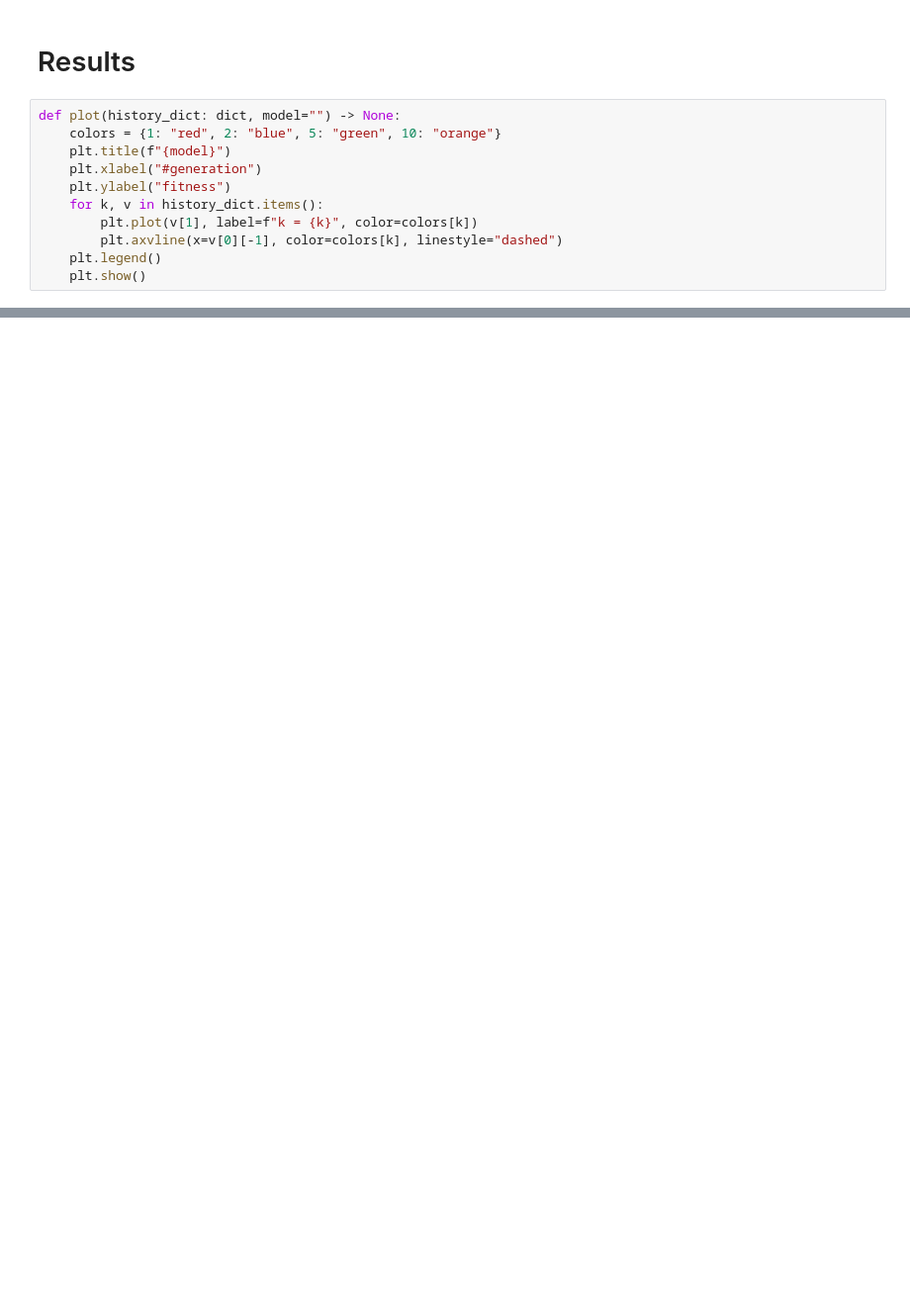
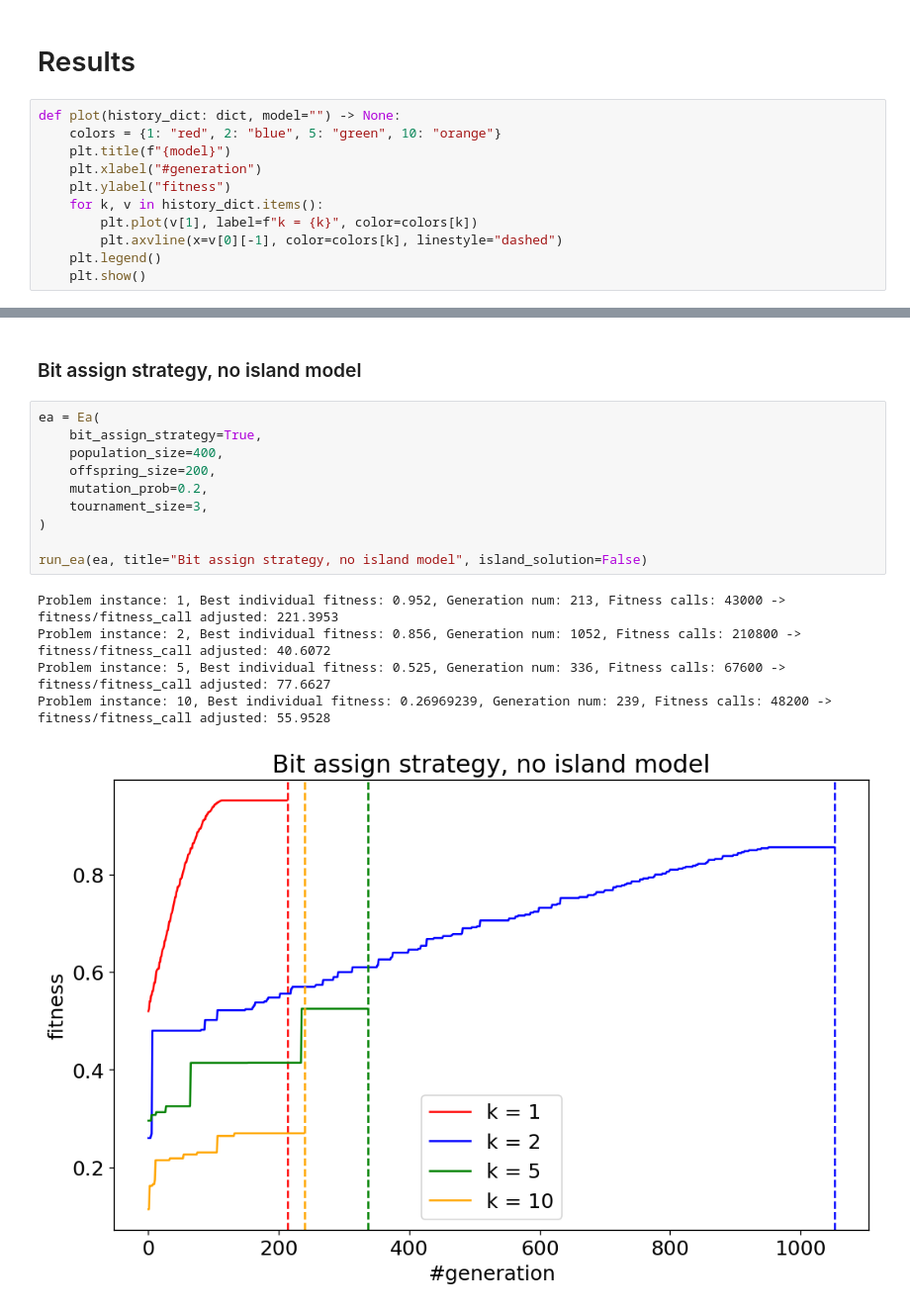
Before and after one commit to anubis09/Computational-Intelligence, a Jupyter notebook: Lab 9/lab9.ipynb, the cells around one changed output, grey strips where cells are left out. Shown: that part at 99% size. Drawn from its saved outputs; the diff is of its cells as text; blank space fills up the shorter version.

```diff
--- a/Lab 9/lab9.ipynb
+++ b/Lab 9/lab9.ipynb
@@ -298,0 +364,18 @@ plot(history_dict, model=f"Genetic algorithm")
+# %% [markdown]
+### Bit assign strategy, no island model
+# %%
+ea = Ea(
+    bit_assign_strategy=True,
+    population_size=400,
+    offspring_size=200,
+    mutation_prob=0.2,
+    tournament_size=3,
+)
+
+run_ea(ea, title="Bit assign strategy, no island model", island_solution=False)
+# %% [output]
+Problem instance: 1, Best individual fitness: 0.952, Generation num: 213, Fitness calls: 43000 -> fitness/fitness_call adjusted: 221.3953
+Problem instance: 2, Best individual fitness: 0.856, Generation num: 1052, Fitness calls: 210800 -> fitness/fitness_call adjusted: 40.6072
+Problem instance: 5, Best individual fitness: 0.525, Generation num: 336, Fitness calls: 67600 -> fitness/fitness_call adjusted: 77.6627
+Problem instance: 10, Best individual fitness: 0.26969239, Generation num: 239, Fitness calls: 48200 -> fitness/fitness_call adjusted: 55.9528
+[figure, added]
```
Also changed, not shown: parts of 10 cells of this notebook, 2 other files.
